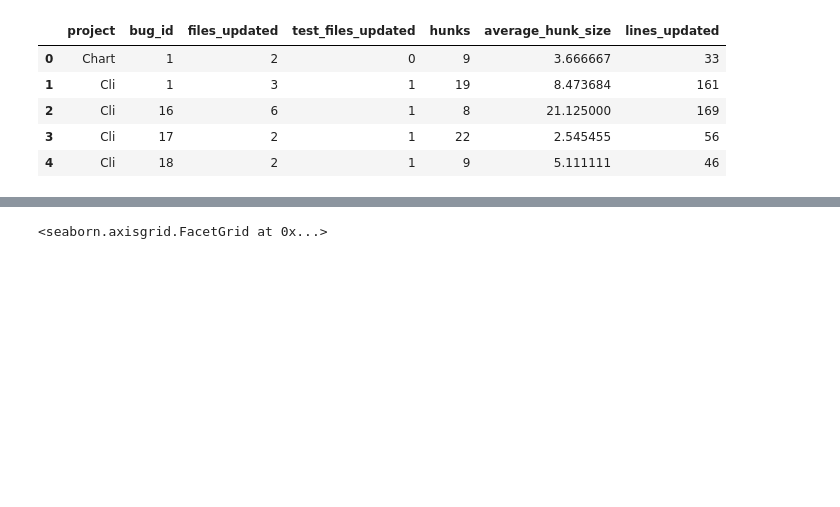
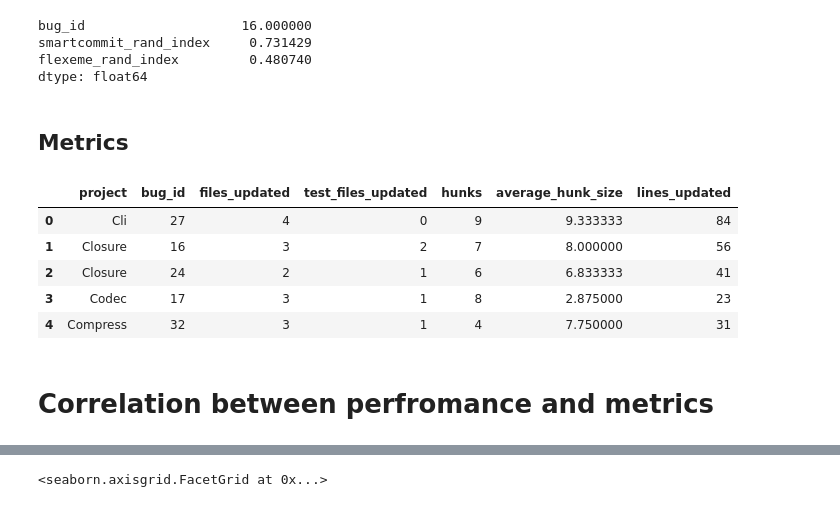
Before and after one commit to Thomsch/untangling-tools-benchmark, a Jupyter notebook: analysis/analysis.ipynb, the cells around one changed output, grey strips where cells are left out. Saved outputs shown, nothing was run; the diff lists cells and outputs as text; code cells hidden in the pictures; blank space fills up the shorter version.

Commit message:
Refactor path to analysis

```diff
--- a/analysis/analysis.ipynb
+++ b/analysis/analysis.ipynb
@@ -3,0 +6,4 @@ import seaborn as sns
+# %%
+# Replace with the location of your result files.
+DECOMPOSITION_PERFORMANCE_PATH='decompositions.csv'
+METRICS_PATH='metrics.csv'
@@ -14,13 +38,25 @@ df_performance.head()
+# %%
+df_performance.agg({'bug_id':'count', 'smartcommit_rand_index':'median',
+                                         'flexeme_rand_index':'median'})
+# %% [output]
+bug_id                    16.000000
+smartcommit_rand_index     0.731429
+flexeme_rand_index         0.480740
+dtype: float64
+# %% [markdown]
+## Metrics
 # %%
-df_metrics = pd.read_csv("../out/metrics.csv", names=['project', 'bug_id', 'files_updated', 'test_files_updated', 'hunks', 'average_hunk_size', 'lines_updated'])
+df_metrics = pd.read_csv(METRICS_PATH, names=['project', 'bug_id', 'files_updated', 'test_files_updated', 'hunks', 'average_hunk_size', 'lines_updated'])
 df_metrics.head()
 # %% [output]
 |  | project | bug_id | files_updated | test_files_updated | hunks | average_hunk_size | lines_updated |
-| 0 | Chart | 1 | 2 | 0 | 9 | 3.666667 | 33 |
-| 1 | Cli | 1 | 3 | 1 | 19 | 8.473684 | 161 |
-| 2 | Cli | 16 | 6 | 1 | 8 | 21.125000 | 169 |
-| 3 | Cli | 17 | 2 | 1 | 22 | 2.545455 | 56 |
-| 4 | Cli | 18 | 2 | 1 | 9 | 5.111111 | 46 |
+| 0 | Cli | 27 | 4 | 0 | 9 | 9.333333 | 84 |
+| 1 | Closure | 16 | 3 | 2 | 7 | 8.000000 | 56 |
+| 2 | Closure | 24 | 2 | 1 | 6 | 6.833333 | 41 |
+| 3 | Codec | 17 | 3 | 1 | 8 | 2.875000 | 23 |
+| 4 | Compress | 32 | 3 | 1 | 4 | 7.750000 | 31 |
+# %% [markdown]
+# Correlation between perfromance and metrics
 # %%
 df = pd.merge(df_performance, df_metrics,  how='left', on=['project','bug_id'])
 df.head()
```
Also changed, not shown: parts of 7 cells of this notebook, 1 other file.
